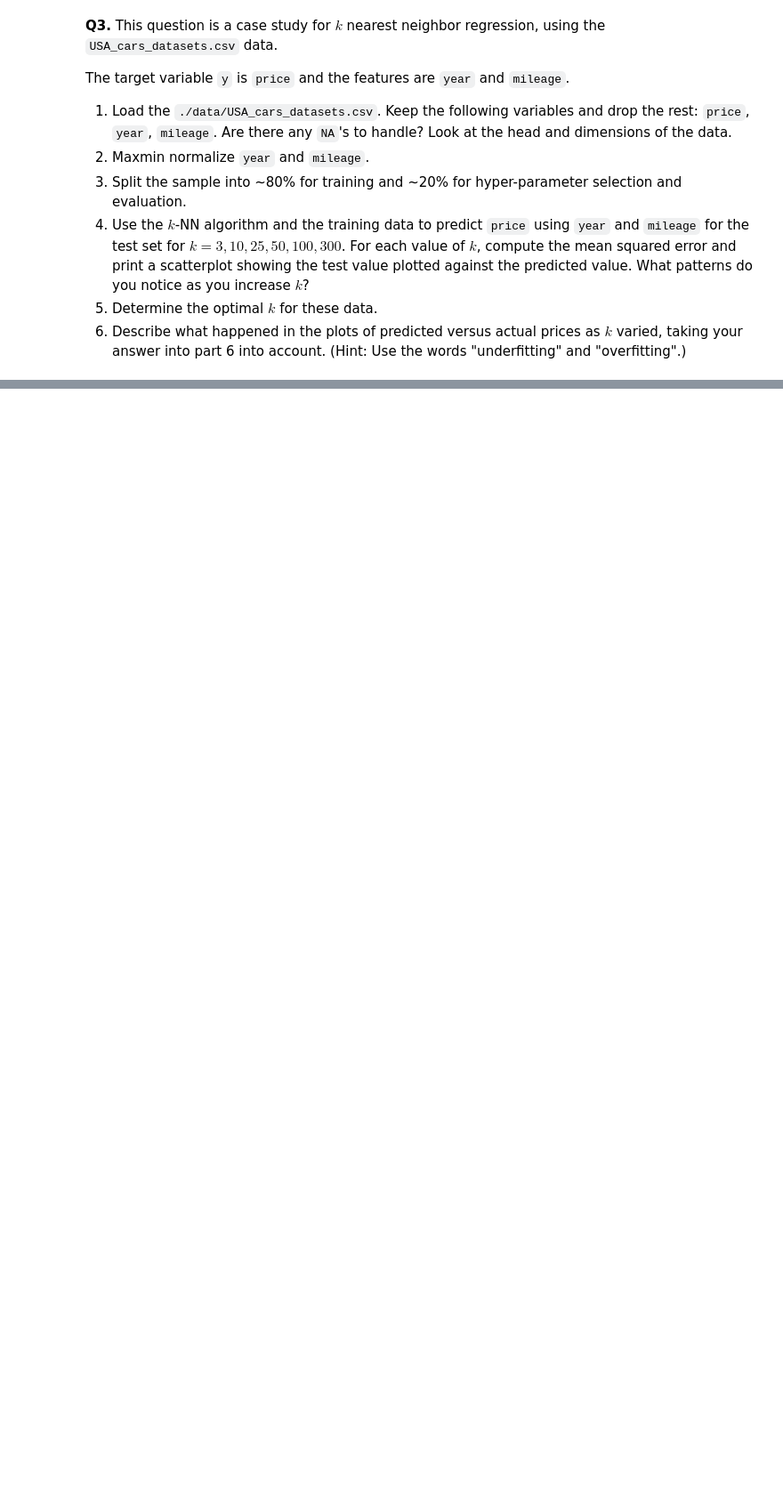
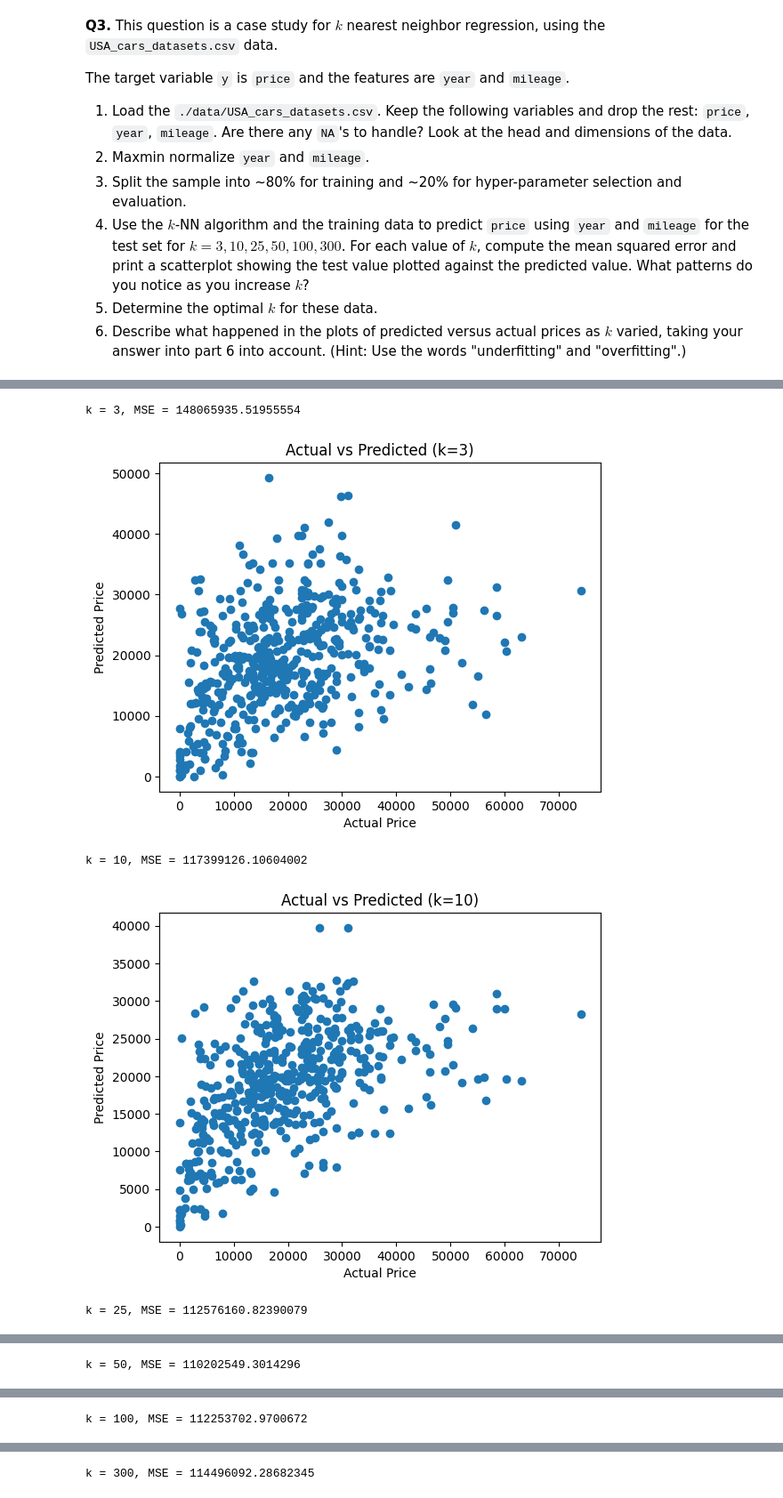
Before and after one commit to yxqin06/undergrad_ml_assignments, a Jupyter notebook: 02_assignment_knn.ipynb, the cells around one changed output, grey strips where cells are left out. Shown at 89% size. Drawn from its saved outputs; the diff is of its cells as text; code cells hidden in the pictures; blank space fills up the shorter version.

```diff
--- a/02_assignment_knn.ipynb
+++ b/02_assignment_knn.ipynb
@@ -54,0 +194,7 @@ The target variable `y` is `price` and the features are `year` and `mileage`.
+# %%
+from sklearn.preprocessing import MinMaxScaler
+
+# normalize year and mileage maxmin
+scaler = MinMaxScaler()
+clean_cars[['year', 'mileage']] = scaler.fit_transform(clean_cars[['year', 'mileage']])
+clean_cars.head()
@@ -54,0 +208,10 @@ The target variable `y` is `price` and the features are `year` and `mileage`.
+# %%
+X = clean_cars[['year', 'mileage']]
+y = clean_cars['price']
+
+X_train, X_test, y_train, y_test = train_test_split(
+    X, y, test_size=0.2, random_state=42
+)
+
+print("Training size:", X_train.shape)
+print("Test size:", X_test.shape)
@@ -54,0 +221,30 @@ The target variable `y` is `price` and the features are `year` and `mileage`.
+# %%
+from sklearn.neighbors import KNeighborsRegressor
+from sklearn.metrics import mean_squared_error
+
+k_values = [3, 10, 25, 50, 100, 300]
+mse_results = []
+
+for k in k_values:
+    knn = KNeighborsRegressor(n_neighbors=k)
+    knn.fit(X_train, y_train)
+
+    y_pred = knn.predict(X_test)
+    mse = mean_squared_error(y_test, y_pred)
+    mse_results.append(mse)
+
+    print(f"k = {k}, MSE = {mse}")
+
+    # Scatterplot: Actual vs Predicted
+    plt.figure()
+    plt.scatter(y_test, y_pred)
+    plt.xlabel("Actual Price")
+    plt.ylabel("Predicted Price")
+    plt.title(f"Actual vs Predicted (k={k})")
+    plt.show()
+# %% [output]
+k = 3, MSE = 148065935.51955554
+[figure, added]
+k = 10, MSE = 117399126.10604002
+[figure, added]
+k = 25, MSE = 112576160.82390079
@@ -54,0 +252 @@ The target variable `y` is `price` and the features are `year` and `mileage`.
+k = 50, MSE = 110202549.3014296
@@ -54,0 +254 @@ The target variable `y` is `price` and the features are `year` and `mileage`.
+k = 100, MSE = 112253702.9700672
@@ -54,0 +256 @@ The target variable `y` is `price` and the features are `year` and `mileage`.
+k = 300, MSE = 114496092.28682345
```
Also changed, not shown: parts of 19 cells of this notebook.
